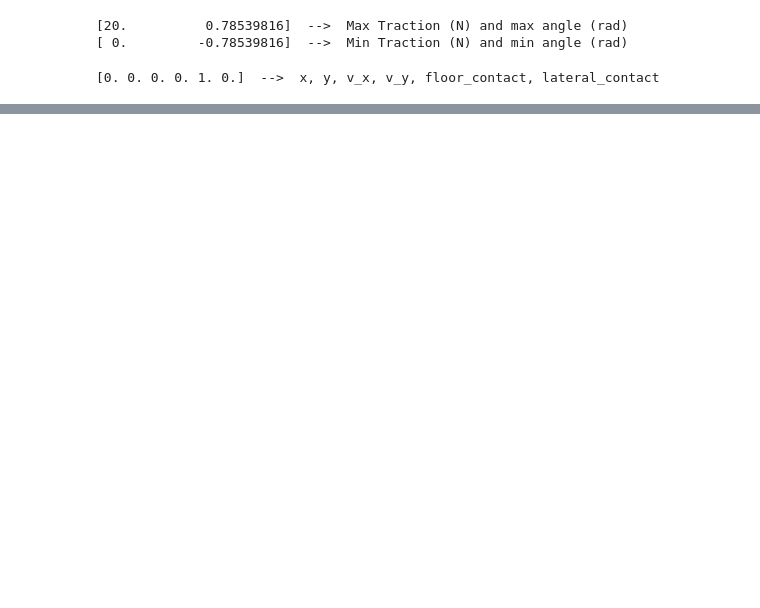
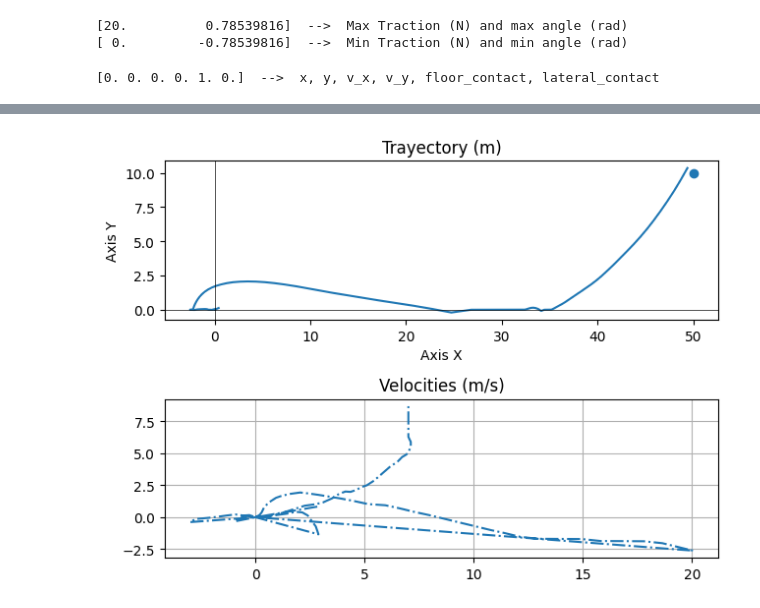
Before and after one commit to jcuesta123/TFM-RL, a Jupyter notebook: helicopter.ipynb, the cells around one changed output, grey strips where cells are left out. Drawn from its saved outputs; the diff is of its cells as text; code cells hidden in the pictures; blank space fills up the shorter version.

```diff
--- a/helicopter.ipynb
+++ b/helicopter.ipynb
@@ -25,10 +36,21 @@ print(observation_space, ' -->  x, y, v_x, v_y, floor_contact, lateral_contact')
 # %% [output]
 [0. 0. 0. 0. 1. 0.]  -->  x, y, v_x, v_y, floor_contact, lateral_contact
 # %%
-#to make it more realistic, it only can vary its controls  smoothly, through some discrete levels
-def select_action(command):
+
+'''
+# ACTION
+#to make it more realistic, it only can vary its controls  smoothly, through some discrete levels, so that's the reasonof (previous) command input
+def select_action(state, command):
 
   command = np.array(command)
-  new_command = command + np.random.randint(-1, 2, size=2) * max_action_space/10
+  new_command = command + np.random.randint(-1, 2, size=2) * max_action_space/10  #OJO ese 3 debería ser 2, cambiarlo
+
+  if new_command[0] > 2*m_h*g or new_command[0] < 0:
+    new_command[0] = command[0]
+
+  if new_command[1] > math.pi/4 or new_command[1] < -math.pi/4:
+    new_command[1] = command[1]
+
 
   return new_command
+  '''
@@ -63,0 +191,28 @@ environment(observation_space, max_action_space)
+# %%
+#PRINT TRAJECTORY
+
+x = matrix_state[:, 0]
+y = matrix_state[:, 1]
+
+v_x = matrix_state[:, 2]
+v_y = matrix_state[:, 3]
+
+
+plt.subplot(2, 1, 1)  # 2 filas, 1 columna, primera posición
+plt.plot(x, y)  # 'r--' indica línea roja discontinua
+plt.scatter(dest[0],dest[1])
+plt.title('Trayectory (m)')
+plt.xlabel('Axis X')
+plt.ylabel('Axis Y')
+plt.axhline(0, color='black', linewidth=0.5)
+plt.axvline(0, color='black', linewidth=0.5)
+
+plt.subplot(2, 1, 2)  # 2 filas, 1 columna, primera posición
+plt.plot(v_x, v_y,'-.')  # 'r--' indica línea roja discontinua
+plt.title('Velocities (m/s)')
+plt.grid(True)
+
+plt.tight_layout()
+plt.show()
+# %% [output]
+[figure, added]
```
Also changed, not shown: parts of 12 cells of this notebook.
